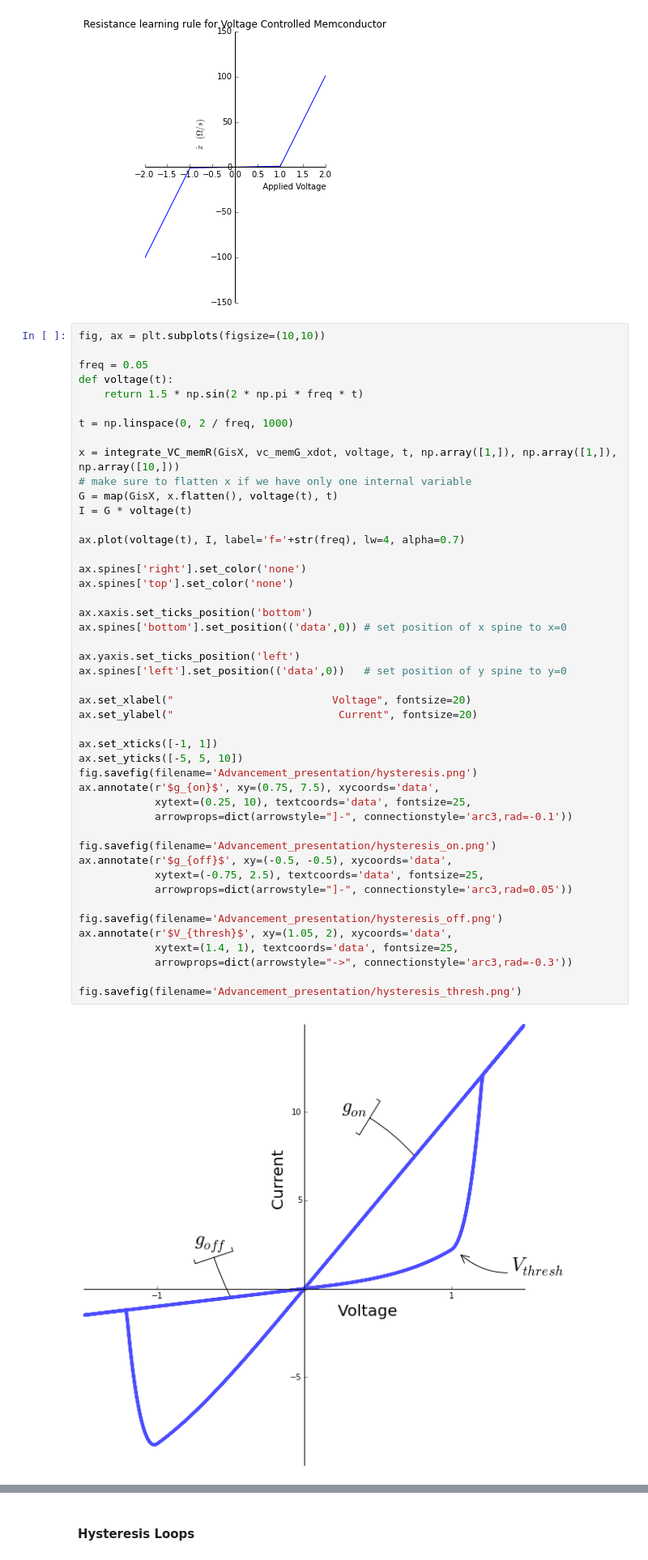
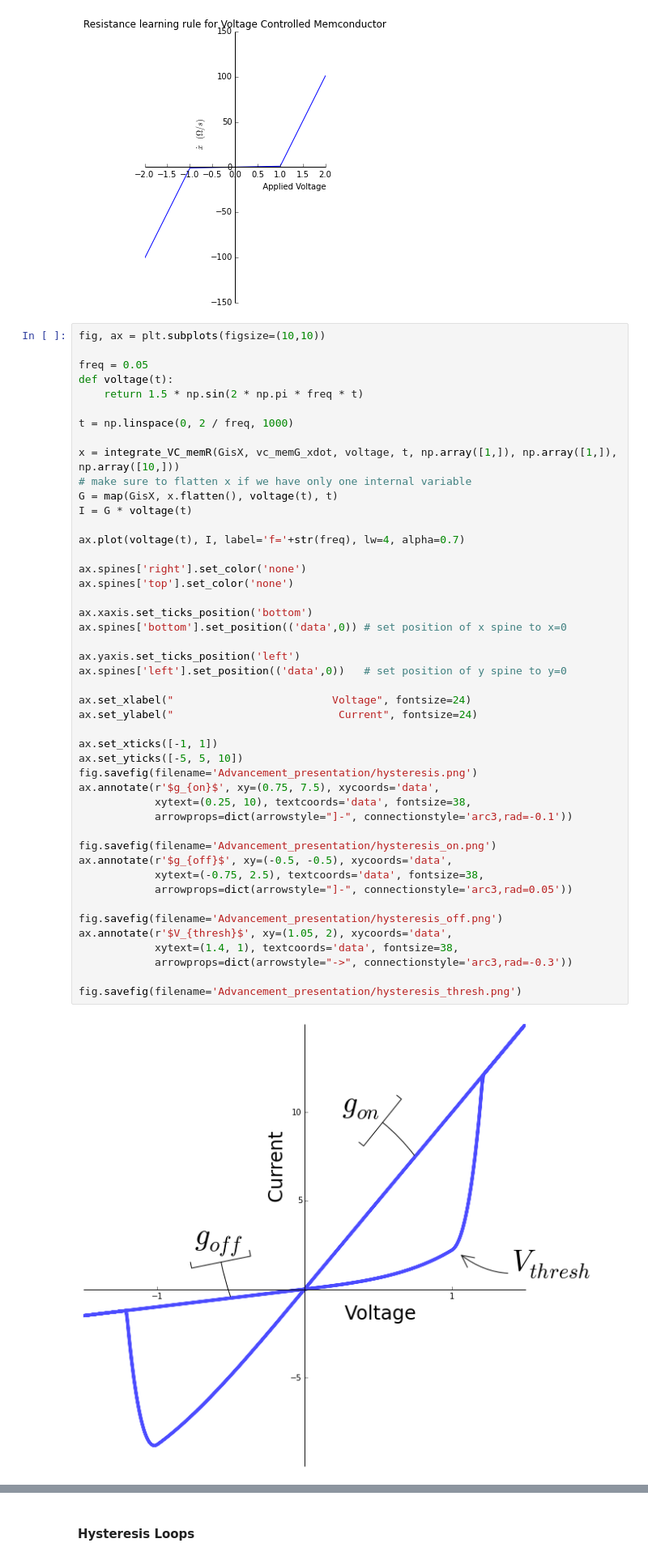
Before and after one commit to forrestsheldon/memNets, a Jupyter notebook: Memory_Devices.ipynb, the cells around one changed output, grey strips where cells are left out. Shown at 81% size. Drawn from its saved outputs; the diff is of its cells as text.

```diff
--- a/Memory_Devices.ipynb
+++ b/Memory_Devices.ipynb
@@ -278,36 +278,36 @@ G = map(GisX, x.flatten(), voltage(t), t)
 I = G * voltage(t)
 
 ax.plot(voltage(t), I, label='f='+str(freq), lw=4, alpha=0.7)
 
 ax.spines['right'].set_color('none')
 ax.spines['top'].set_color('none')
 
 ax.xaxis.set_ticks_position('bottom')
 ax.spines['bottom'].set_position(('data',0)) # set position of x spine to x=0
 
 ax.yaxis.set_ticks_position('left')
 ax.spines['left'].set_position(('data',0))   # set position of y spine to y=0
 
-ax.set_xlabel("                         Voltage", fontsize=20)
-ax.set_ylabel("                          Current", fontsize=20)
+ax.set_xlabel("                         Voltage", fontsize=24)
+ax.set_ylabel("                          Current", fontsize=24)
 
 ax.set_xticks([-1, 1])
 ax.set_yticks([-5, 5, 10])
 fig.savefig(filename='Advancement_presentation/hysteresis.png')
 ax.annotate(r'$g_{on}$', xy=(0.75, 7.5), xycoords='data',
-            xytext=(0.25, 10), textcoords='data', fontsize=25,
+            xytext=(0.25, 10), textcoords='data', fontsize=38,
             arrowprops=dict(arrowstyle="]-", connectionstyle='arc3,rad=-0.1'))
 
 fig.savefig(filename='Advancement_presentation/hysteresis_on.png')
 ax.annotate(r'$g_{off}$', xy=(-0.5, -0.5), xycoords='data',
-            xytext=(-0.75, 2.5), textcoords='data', fontsize=25,
+            xytext=(-0.75, 2.5), textcoords='data', fontsize=38,
             arrowprops=dict(arrowstyle="]-", connectionstyle='arc3,rad=0.05'))
 
 fig.savefig(filename='Advancement_presentation/hysteresis_off.png')
 ax.annotate(r'$V_{thresh}$', xy=(1.05, 2), xycoords='data',
-            xytext=(1.4, 1), textcoords='data', fontsize=25,
+            xytext=(1.4, 1), textcoords='data', fontsize=38,
             arrowprops=dict(arrowstyle="->", connectionstyle='arc3,rad=-0.3'))
 
 fig.savefig(filename='Advancement_presentation/hysteresis_thresh.png')
 # %% [output]
-[figure, old version]
+[figure, new version]
```
Also changed, not shown: parts of 5 cells of this notebook, 14 other files.
